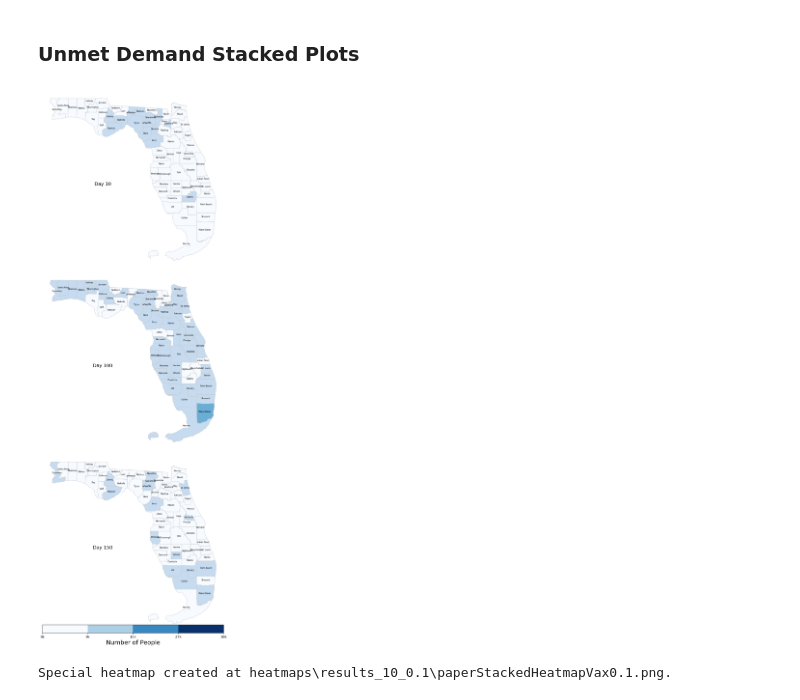
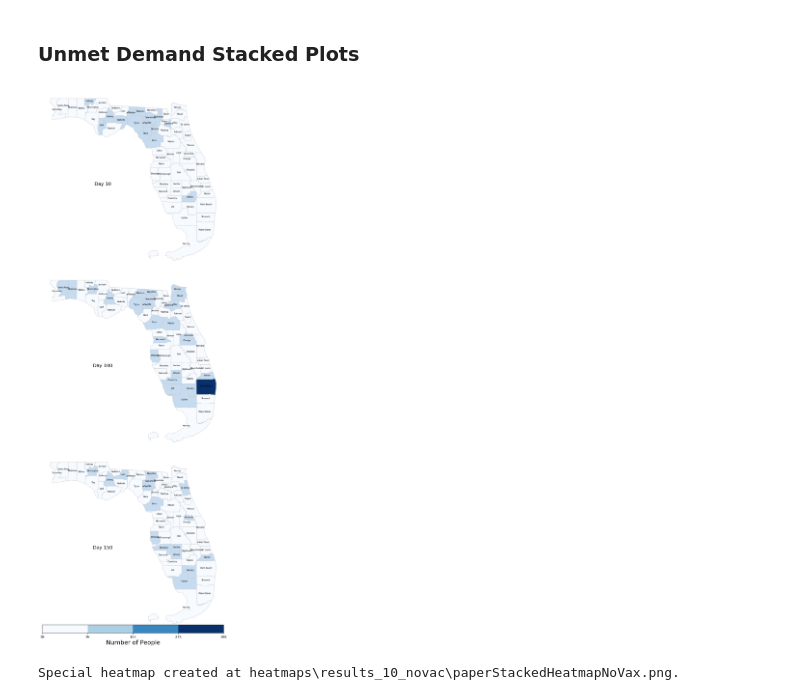
Before and after one commit to alexdelise/Data-Driven-SIRV-OR, a Jupyter notebook: patientAllocationandHeatMap.ipynb, the cells around one changed output. Cells and saved outputs as stored; diff of their text form; code cells hidden in the pictures.

```diff
--- a/patientAllocationandHeatMap.ipynb
+++ b/patientAllocationandHeatMap.ipynb
@@ -36,12 +51,11 @@ fl_counties = fl_counties.set_index("NAME").reindex(county_order).reset_index()
 ### Patient Allocation
 # %%
 # File paths
-excel_file = r"outputData\results_ten_novac.xlsx"
-output_folder = r"allocationPics\results_10_novac"
-os.makedirs(output_folder, exist_ok=True)
+
+os.makedirs(patAllocOutput, exist_ok=True)
 
 # Load the data
-data = pd.read_excel(excel_file, sheet_name="z")
+data = pd.read_excel(patAllocFile , sheet_name="z")
 data.fillna(0, inplace=True)  # Replace NA values with 0
 
 # Rename and convert columns
@@ -91,7 +105,7 @@ for day in day_columns:
     plt.axis("off")
 
     # Save plot BEFORE showing
-    plot_path = os.path.join(output_folder, f"travel_day_{day}.png")
+    plot_path = os.path.join(patAllocOutput, f"travel_day_{day}.png")
     plt.savefig(plot_path, bbox_inches="tight")
 
     # Show the plot
@@ -114,14 +128,12 @@ Finished saving allocation pictures
 # ---------------------------
 # File paths and preparation
 # ---------------------------
-excel_file = r"outputData\results_ten_0.1.xlsx"
-output_folder = r"allocationPics\results_10_0.1"
-os.makedirs(output_folder, exist_ok=True)
+os.makedirs(patAllocOutput, exist_ok=True)
 
 # ---------------------------
 # Load patient allocation data (sheet "z")
 # ---------------------------
-data = pd.read_excel(excel_file, sheet_name="z")
+data = pd.read_excel(patAllocFile , sheet_name="z")
 data.fillna(0, inplace=True)
 # Rename columns so that the first two are region identifiers and the rest are days
 data.columns = ["fromRegion", "toRegion"] + list(data.columns[2:])
@@ -207,7 +219,7 @@ for ax, day in zip(axes, special_days):
 # ---------------------------
 # Save and display the stacked figure
 # ---------------------------
-stacked_plot_path = os.path.join(output_folder, "paperStackedPatientTransfersVax0.1.png")
+stacked_plot_path = os.path.join(patAllocOutput, "paperStackedPatientTransfersVax0.1.png")
 plt.savefig(stacked_plot_path, dpi=350, bbox_inches="tight")
 plt.show()
 
@@ -218,10 +230,8 @@ Stacked patient allocation plot saved at allocationPics\results_10_0.1\paperStac
 # %% [markdown]
 ### Unmet Demand Heatmap
 # %%
-output_folder = r"heatmaps\results_10_novac"
-
 # Load the 'u' sheet from the Excel file
-u_data = pd.read_excel(excel_file, sheet_name="u")
+u_data = pd.read_excel(patAllocFile, sheet_name="u")
 u_data.fillna(0, inplace=True)  # Replace NaN with 0
 
 # Load Florida counties' geometry
@@ -281,19 +291,19 @@ for decision_period in decision_periods:
     plt.axis("off")
 
     # Save the heatmap as an image
-    output_file = os.path.join(output_folder, f"heatmap_decision_period_{decision_period}_vax.png")
+    output_file = os.path.join(heatmapOutput, f"heatmap_decision_period_{decision_period}_vax.png")
     plt.savefig(output_file, dpi=350, bbox_inches="tight")
     #plt.show()
     plt.close(fig)
 
-print(f"Heatmaps created for all decision periods in {output_folder}.")
+print(f"Heatmaps created for all decision periods in {heatmapOutput}.")
 # %% [output]
 Heatmaps created for all decision periods in heatmaps\results_10_novac.
 # %% [markdown]
 ### Unmet Demand Stacked Plots
 # %%
-excel_file_path = r"outputData\results_ten_0.1.xlsx"
-u_data = pd.read_excel(excel_file_path, sheet_name="u")
+
+u_data = pd.read_excel(patAllocFile, sheet_name="u")
 u_data.fillna(0, inplace=True)  # Replace NaN with 0
 
 # Load Florida counties' geometry
@@ -366,35 +376,35 @@ for ax, day, label in zip(axes, special_days, day_labels):
         ax.text(
             centroid.x, centroid.y,
             row["NAME"],
             fontsize=6,
             ha="center",
             color="black"
         )
 
     # A label on the left margin for each subplot
     ax.text(
         -85.2, 27.5, label,
         fontsize=14, ha="center", va="center", color="black"
     )
     ax.axis("off")
 
 #Discrete Color Bar
 cbar_ax = fig.add_axes([0.25, 0.0, 0.5, 0.015])  # X, Y, width, height
 cbar = fig.colorbar(sm, cax=cbar_ax, orientation="horizontal")
 cbar.set_label("Number of People", fontsize=18)
 
 # Optional: Tweak tick locations & labels if desired
 cbar.set_ticks(bins)
 from math import ceil, floor
 cbar.ax.set_xticklabels([f"{ceil(i/1000):.2g}k" for i in bins])
 
 
 # Save and Display Image
-special_image_path = r"heatmaps\results_10_0.1\paperStackedHeatmapVax0.1.png"
-plt.savefig(special_image_path, dpi=350, bbox_inches="tight")
+stackedOutput = os.path.join(heatmapOutput, f"paperStackedHeatmap{vax}.png")
+plt.savefig(stackedOutput, dpi=350, bbox_inches="tight")
 plt.show()
 
-print(f"Special heatmap created at {special_image_path}.")
+print(f"Special heatmap created at {stackedOutput}.")
 # %% [output]
-[figure, old version]
+[figure, new version]
-Special heatmap created at heatmaps\results_10_0.1\paperStackedHeatmapVax0.1.png.
+Special heatmap created at heatmaps\results_10_novac\paperStackedHeatmapNoVax.png.
```
Also changed, not shown: parts of 3 cells of this notebook, 23 other files.
